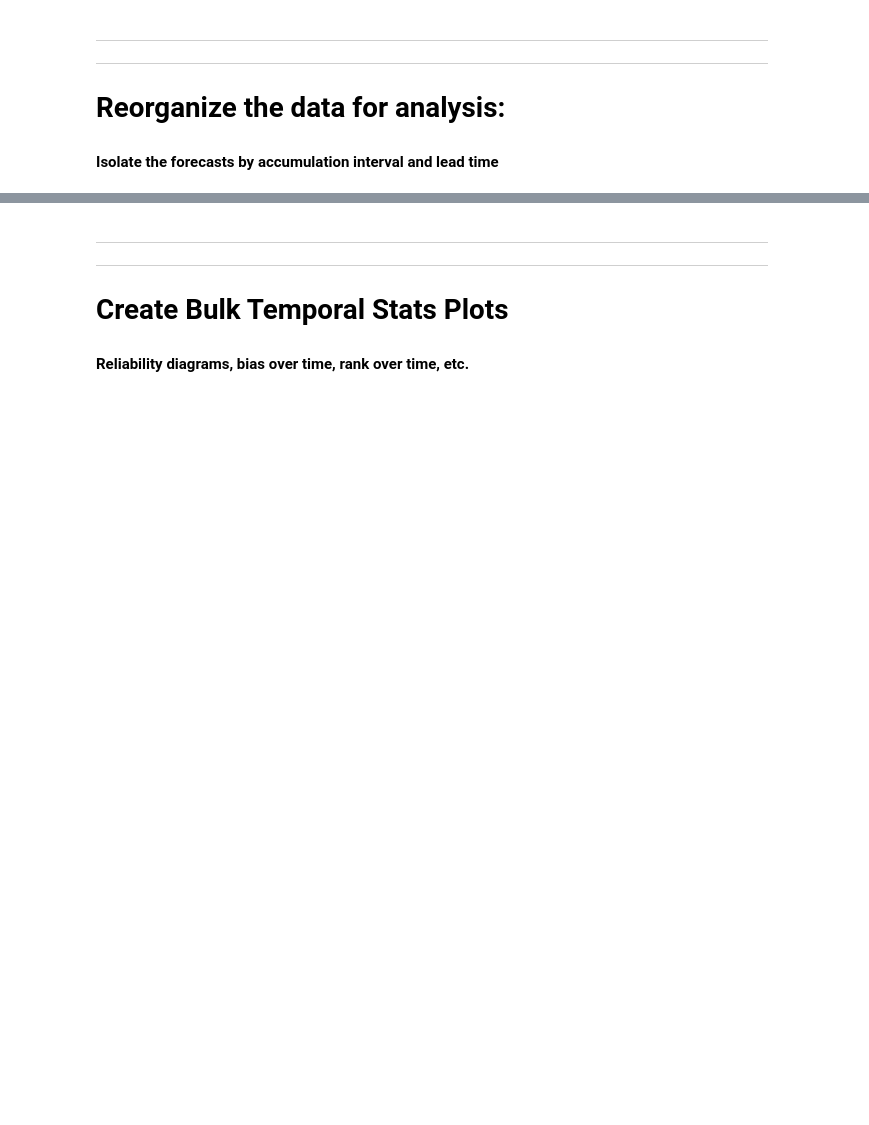
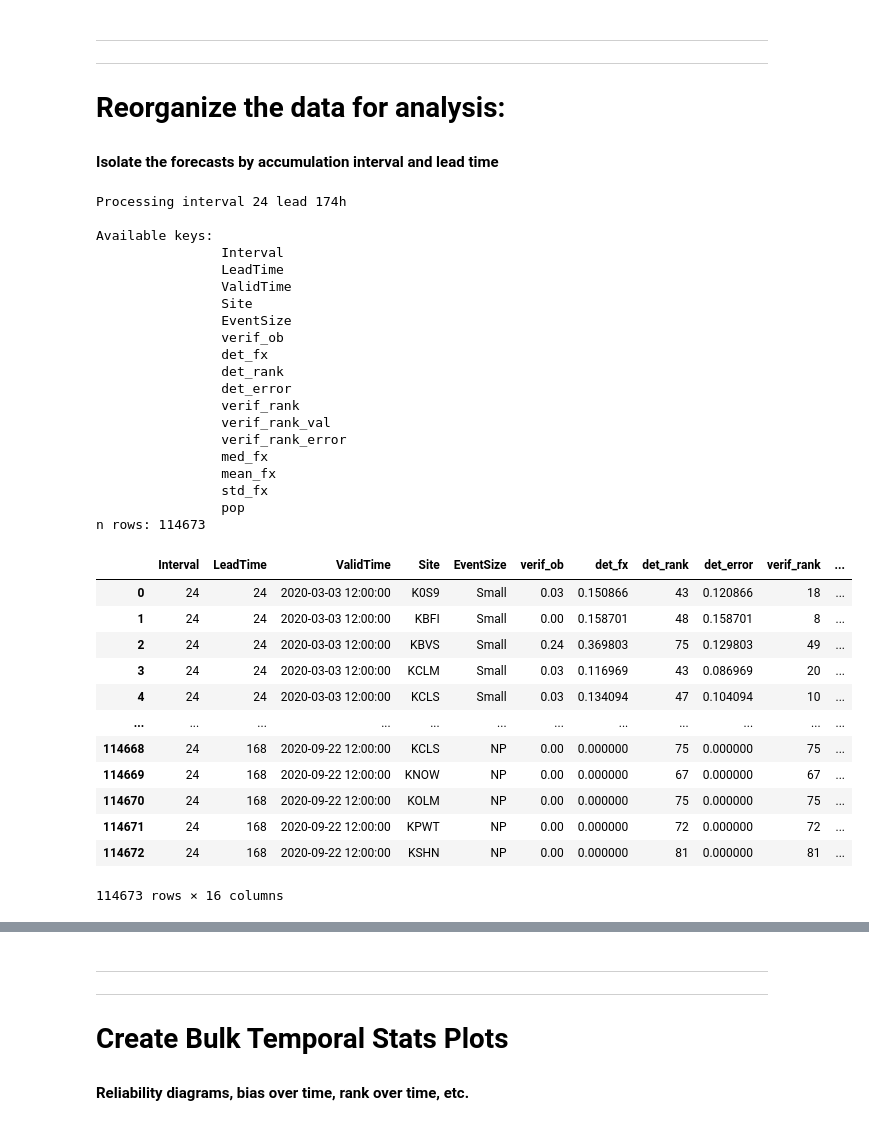
Before and after one commit to m-wessler/nbm-verify, a Jupyter notebook: notebooks/multi_station_1Dqpf.ipynb, the cells around one changed output, grey strips where cells are left out. Saved outputs shown, nothing was run; the diff lists cells and outputs as text; code cells hidden in the pictures; blank space fills up the shorter version.

Commit message:
able to extract data from all nbm files over time, need to use single variate approach at a time -- first run test

```diff
--- a/notebooks/multi_station_1Dqpf.ipynb
+++ b/notebooks/multi_station_1Dqpf.ipynb
@@ -283,8 +395,11 @@ if os.path.isfile(matchfile):
     data = pd.read_pickle(matchfile)
 
 else:
+
+    os.makedirs('/'.join(matchfile.split('/')[:-1]), exist_ok=True)
+
     data = []
-    for interval in [6, 12, 24]:
+    for interval in [24]:
 
         pkeys = np.array([k for k in nbm.keys() if '%dhr_'%interval in k])
         pkeys = np.array([k for k in pkeys if '%' in k])
@@ -351,33 +466,67 @@ else:
                         det_error = det_fx - verif_ob
 
                     except:
                         pass
                         # print('failed', itime)
 
                     else:
                         if ~np.isnan(verif_rank_val):
 
                             data.append([
                                 # Indexers
                                 interval, lead_time, itime[0], itime[1], esize,
 
                                 # Verification and deterministic
                                 verif_ob, det_fx, det_rank, det_error,
 
                                 # Probabilistic
                                 verif_rank, verif_rank_val, verif_rank_error,
                                 med_fx, mean_fx, std_fx, pop_fx])
 
     data = pd.DataFrame(data, columns=['Interval', 'LeadTime', 'ValidTime', 'Site', 'EventSize',
                     'verif_ob', 'det_fx', 'det_rank', 'det_error',
                     'verif_rank', 'verif_rank_val', 'verif_rank_error',
                     'med_fx', 'mean_fx', 'std_fx', 'pop'])
 
     data.to_pickle(matchfile)
 
 print('\n\nAvailable keys:\n\t\t{}\nn rows: {}\n'.format('\n\t\t'.join(data.keys()), len(data)))
 
 data
+# %% [output]
+Processing interval 24 lead 174h
+
+Available keys:
+                Interval
+                LeadTime
+                ValidTime
+                Site
+                EventSize
+                verif_ob
+                det_fx
+                det_rank
+                det_error
+                verif_rank
+                verif_rank_val
+                verif_rank_error
+                med_fx
+                mean_fx
+                std_fx
+                pop
+n rows: 114673
+|  | Interval | LeadTime | ValidTime | Site | EventSize | verif_ob | det_fx | det_rank | det_error | verif_rank | ... |
+| 0 | 24 | 24 | 2020-03-03 12:00:00 | K0S9 | Small | 0.03 | 0.150866 | 43 | 0.120866 | 18 | ... |
+| 1 | 24 | 24 | 2020-03-03 12:00:00 | KBFI | Small | 0.00 | 0.158701 | 48 | 0.158701 | 8 | ... |
+| 2 | 24 | 24 | 2020-03-03 12:00:00 | KBVS | Small | 0.24 | 0.369803 | 75 | 0.129803 | 49 | ... |
+| 3 | 24 | 24 | 2020-03-03 12:00:00 | KCLM | Small | 0.03 | 0.116969 | 43 | 0.086969 | 20 | ... |
+| 4 | 24 | 24 | 2020-03-03 12:00:00 | KCLS | Small | 0.03 | 0.134094 | 47 | 0.104094 | 10 | ... |
+| ... | ... | ... | ... | ... | ... | ... | ... | ... | ... | ... | ... |
+| 114668 | 24 | 168 | 2020-09-22 12:00:00 | KCLS | NP | 0.00 | 0.000000 | 75 | 0.000000 | 75 | ... |
+| 114669 | 24 | 168 | 2020-09-22 12:00:00 | KNOW | NP | 0.00 | 0.000000 | 67 | 0.000000 | 67 | ... |
+| 114670 | 24 | 168 | 2020-09-22 12:00:00 | KOLM | NP | 0.00 | 0.000000 | 75 | 0.000000 | 75 | ... |
+| 114671 | 24 | 168 | 2020-09-22 12:00:00 | KPWT | NP | 0.00 | 0.000000 | 72 | 0.000000 | 72 | ... |
+| 114672 | 24 | 168 | 2020-09-22 12:00:00 | KSHN | NP | 0.00 | 0.000000 | 81 | 0.000000 | 81 | ... |
+114673 rows × 16 columns
 # %%
 print(cwa)
 data[data['EventSize'] == 'Large'].describe().T
```
Also changed, not shown: parts of 17 cells of this notebook, 3 other files.
